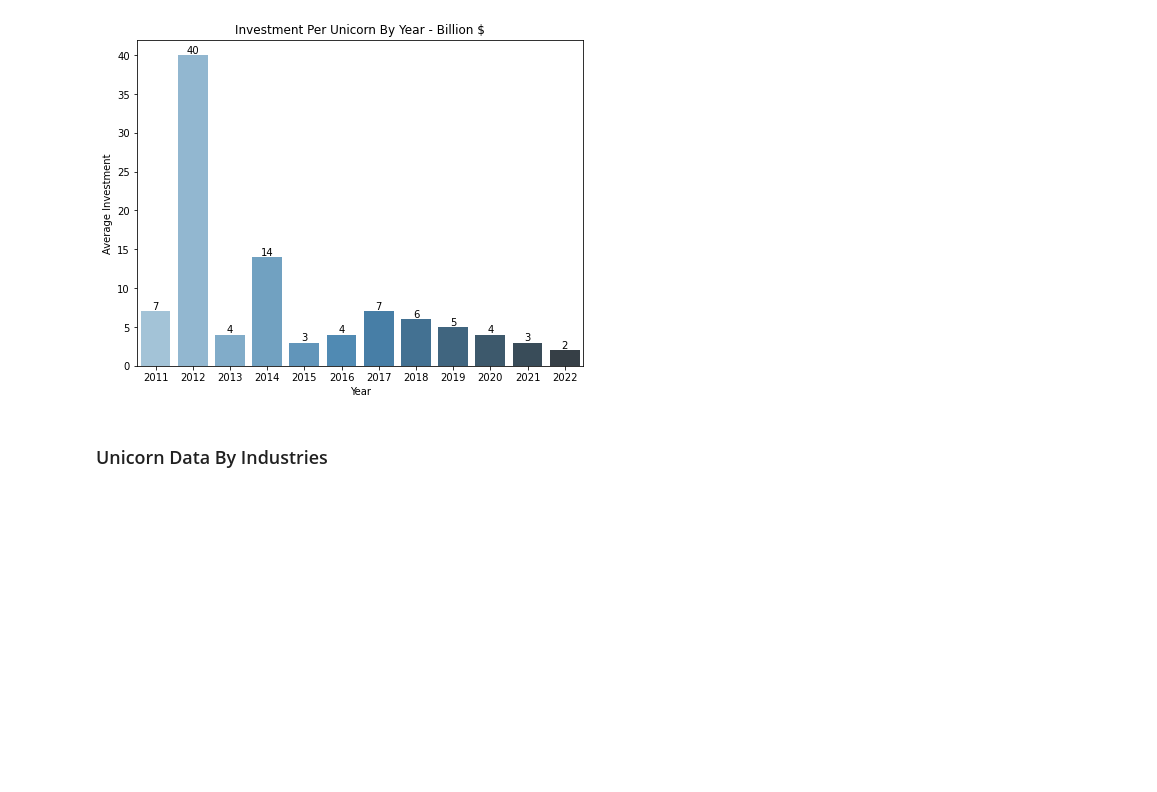
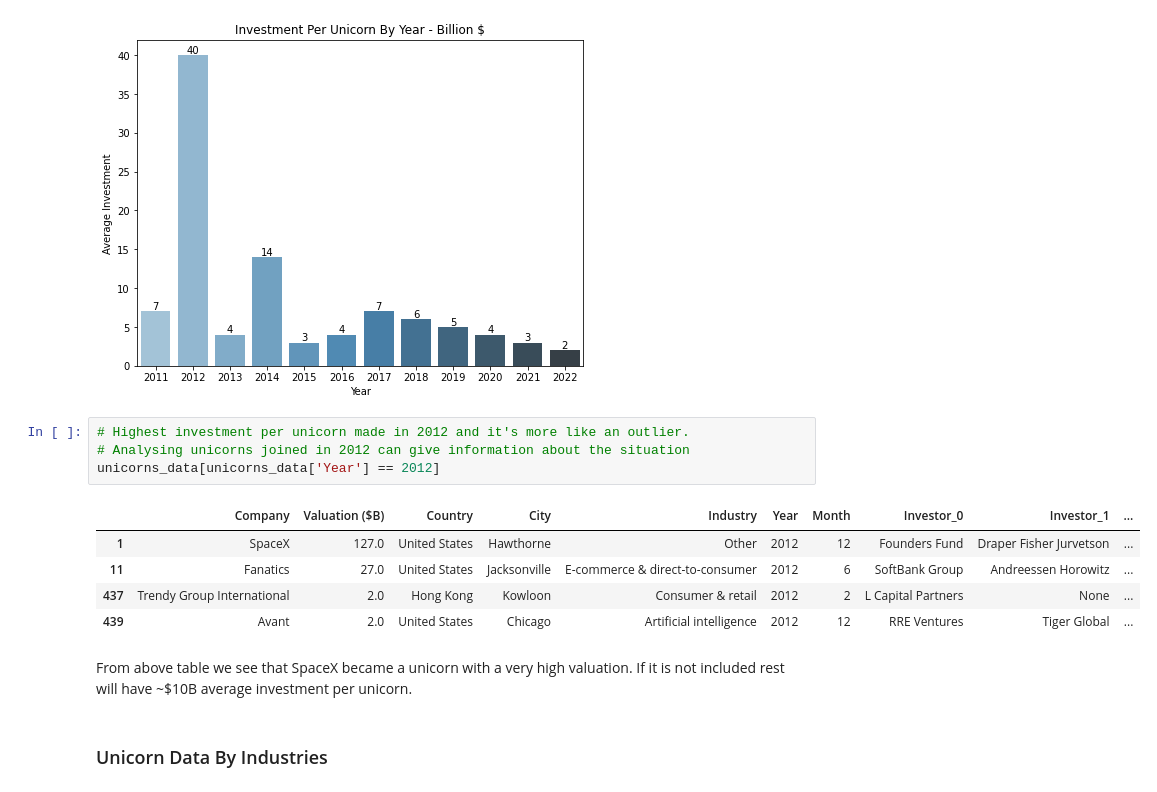
Before and after one commit to mstft/Entrepreneurship_Data_Analysis, a Jupyter notebook: Unicorns_Statistics.ipynb, the cells around one changed output. Drawn from its saved outputs; the diff is of its cells as text; blank space fills up the shorter version.

```diff
--- a/Unicorns_Statistics.ipynb
+++ b/Unicorns_Statistics.ipynb
@@ -288,6 +295,18 @@ for label in ax.containers:
     ax.bar_label(label)
 # %% [output]
 [figure]
+# %%
+# Highest investment per unicorn made in 2012 and it's more like an outlier.
+# Analysing unicorns joined in 2012 can give information about the situation
+unicorns_data[unicorns_data['Year'] == 2012]
+# %% [output]
+|  | Company | Valuation ($B) | Country | City | Industry | Year | Month | Investor_0 | Investor_1 | ... |
+| 1 | SpaceX | 127.0 | United States | Hawthorne | Other | 2012 | 12 | Founders Fund | Draper Fisher Jurvetson | ... |
+| 11 | Fanatics | 27.0 | United States | Jacksonville | E-commerce & direct-to-consumer | 2012 | 6 | SoftBank Group | Andreessen Horowitz | ... |
+| 437 | Trendy Group International | 2.0 | Hong Kong | Kowloon | Consumer & retail | 2012 | 2 | L Capital Partners | None | ... |
+| 439 | Avant | 2.0 | United States | Chicago | Artificial intelligence | 2012 | 12 | RRE Ventures | Tiger Global | ... |
+# %% [markdown]
+From above table we see that SpaceX became a unicorn with a very high valuation. If it is not included rest will have ~$10B average investment per unicorn.
 # %% [markdown]
 ### Unicorn Data By Industries
 # %%
```
Also changed, not shown: parts of 9 cells of this notebook.
